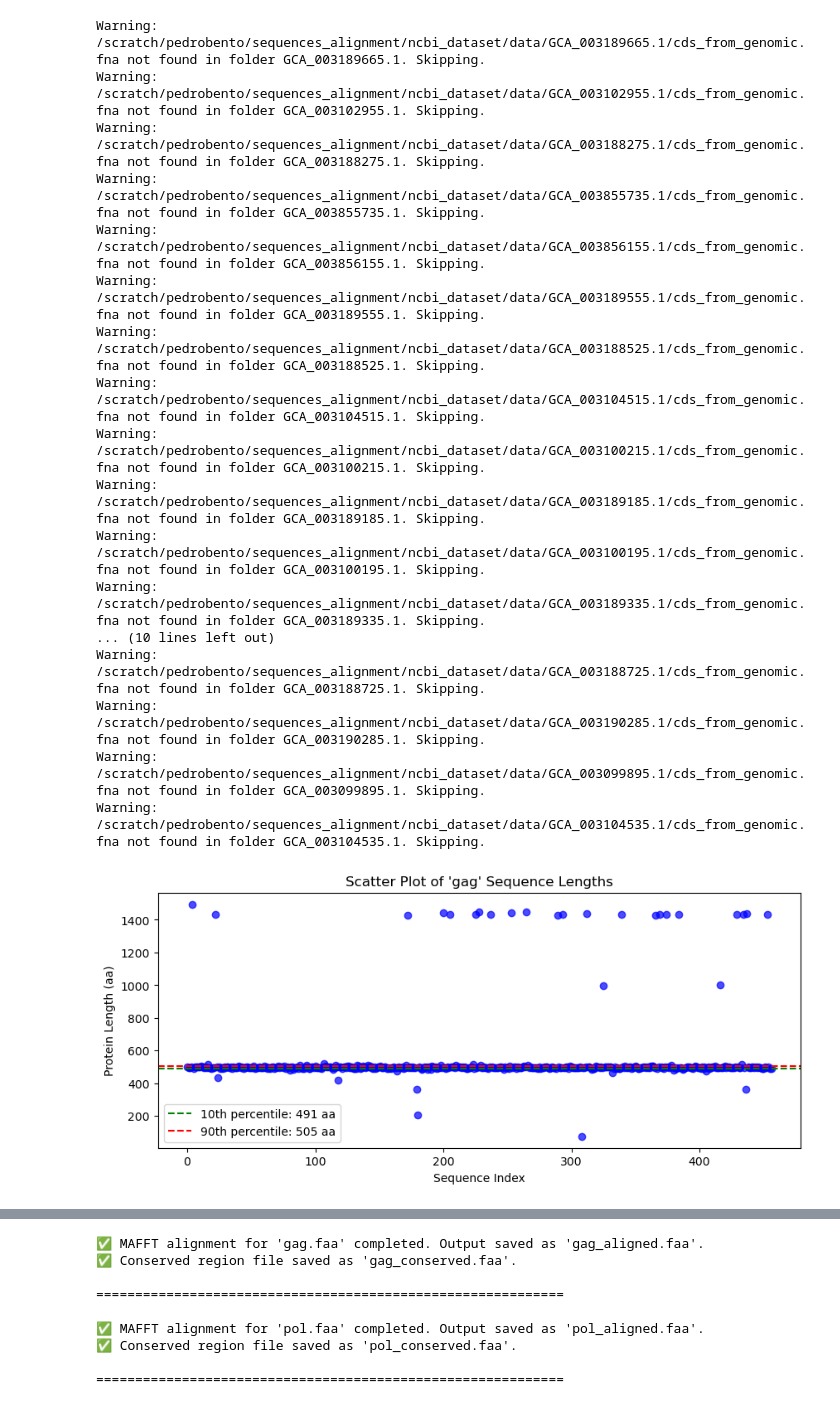
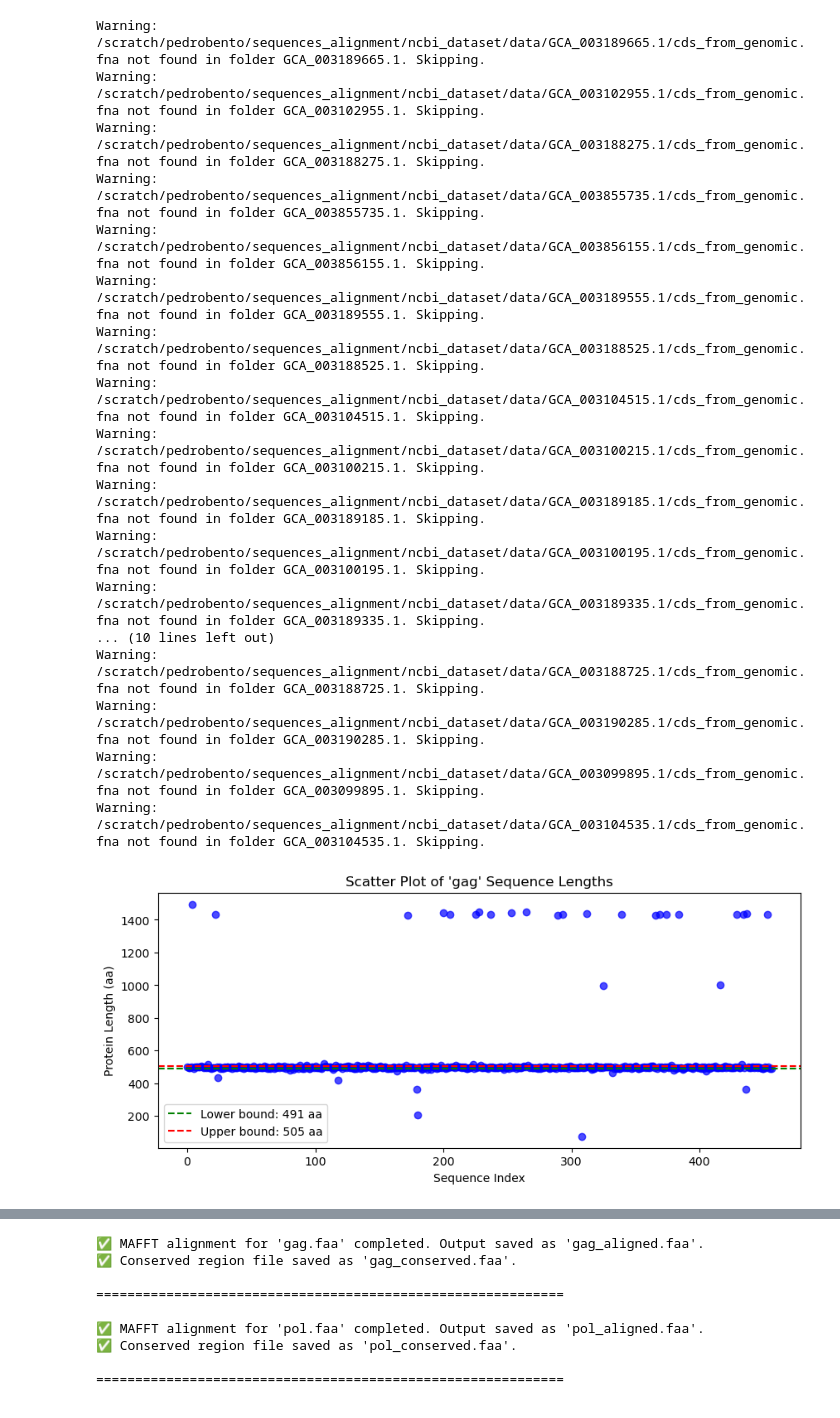
Before and after one commit to pedroaugtb/sequences_alignment, a Jupyter notebook: mafft.ipynb, the cells around one changed output, grey strips where cells are left out. Cells and saved outputs as stored; diff of their text form; code cells hidden in the pictures.

Commit message:
adicionei a possibilidade de colocar manualmente os intervalos

```diff
--- a/mafft.ipynb
+++ b/mafft.ipynb
@@ -1,5 +1,4 @@
 # %%
-# %% [code]
 import os
 from pathlib import Path
 import re
@@ -14,12 +13,27 @@ from Bio.Seq import Seq
 DATA_DIR = Path("/scratch/pedrobento/sequences_alignment/ncbi_dataset/data")
 
 # Regular expression to extract the protein information from CDS headers.
-# Example header: >lcl|AF005496.1_cds_AAD03184.1_1 [protein=gag-pol fusion polyprotein] [...]
+# Example header: >lcl|AF005496.1_cds_AAD03184.1_1 [protein=gag-pol fusion polyprotein] [...]]
 protein_re = re.compile(r'\[protein=(.*?)\]')
 
 # Percentiles to determine the acceptable protein length interval.
 LOWER_PERC = 10   # 5th percentile
 UPPER_PERC = 90  # 95th percentile
+
+# ====== Manual Interval Settings ======
+# For proteins with manual override, we set the interval as ±10% of the provided target value.
+# For example, for Gag (~500 aa), the interval becomes roughly (450, 550).
+MANUAL_INTERVALS = {
+    # "gag":  (int(500 * 0.9), int(500 * 1.1)),   # (450, 550)
+    # "pol":  (int(1000 * 0.9), int(1000 * 1.1)),   # (900, 1100)
+    # "vif":  (int(192 * 0.9), int(192 * 1.1)),     # (172, 211)
+    # "vpr":  (int(96 * 0.9), int(96 * 1.1)),       # (86, 105)
+    # "tat":  (int(90), int(110)),       # (77, 94)
+    # "rev":  (int(116 * 0.9), int(116 * 1.1)),     # (104, 127)
+    # "vpu":  (int(81 * 0.9), int(81 * 1.1)),       # (72, 89)
+    # "env":  (int(856 * 0.9), int(856 * 1.1)),     # (770, 941)
+    # "nef":  (int(206 * 0.9), int(206 * 1.1))      # (185, 226)
+}
 
 # ====== Normalization Function ======
 def normalize_protein_name(raw_name):
@@ -102,6 +116,7 @@ def plot_and_calculate_intervals(protein_groups):
     For each protein group (by canonical name), compute the distribution of amino acid lengths,
     plot a scatter plot and histogram (only if there are at least 10 sequences),
     and calculate a suggested acceptable length interval (using the LOWER_PERC and UPPER_PERC percentiles).
+    If a manual interval is provided in MANUAL_INTERVALS, it will override the calculated percentiles.
 
     Returns:
        A dictionary mapping each canonical protein name to an interval tuple (lower_bound, upper_bound).
@@ -111,8 +126,14 @@ def plot_and_calculate_intervals(protein_groups):
         lengths = [len(seq) for (_, seq) in records]
         if not lengths:
             continue
+        # Calculate the interval using percentiles by default.
         lower_bound = int(np.percentile(lengths, LOWER_PERC))
         upper_bound = int(np.percentile(lengths, UPPER_PERC))
+
+        # Override with manual interval if available.
+        if protein in MANUAL_INTERVALS:
+            lower_bound, upper_bound = MANUAL_INTERVALS[protein]
+
         intervals[protein] = (lower_bound, upper_bound)
 
         if len(lengths) >= 10:
@@ -123,9 +144,9 @@ def plot_and_calculate_intervals(protein_groups):
             plt.ylabel("Protein Length (aa)")
             plt.title(f"Scatter Plot of '{protein}' Sequence Lengths")
             plt.axhline(lower_bound, color='green', linestyle='--',
-                        label=f"{LOWER_PERC}th percentile: {lower_bound} aa")
+                        label=f"Lower bound: {lower_bound} aa")
             plt.axhline(upper_bound, color='red', linestyle='--',
-                        label=f"{UPPER_PERC}th percentile: {upper_bound} aa")
+                        label=f"Upper bound: {upper_bound} aa")
             plt.legend()
             plt.show()
 
@@ -144,34 +165,34 @@ def plot_and_calculate_intervals(protein_groups):
         print(f"  Suggested interval: {lower_bound} – {upper_bound} amino acids\n")
     return intervals
 
 # ====== Main (Cell 1) ======
 protein_groups = parse_and_group_cds_from_folders(DATA_DIR)
 if not protein_groups:
     print("No protein sequences were found in any folder!")
 else:
     intervals = plot_and_calculate_intervals(protein_groups)
     print("Suggested intervals for all proteins:")
     for prot, (lb, ub) in intervals.items():
         print(f"  {prot}: {lb} – {ub} aa")
 # %% [output]
 Warning: /scratch/pedrobento/sequences_alignment/ncbi_dataset/data/GCA_003189665.1/cds_from_genomic.fna not found in folder GCA_003189665.1. Skipping.
 Warning: /scratch/pedrobento/sequences_alignment/ncbi_dataset/data/GCA_003102955.1/cds_from_genomic.fna not found in folder GCA_003102955.1. Skipping.
 Warning: /scratch/pedrobento/sequences_alignment/ncbi_dataset/data/GCA_003188275.1/cds_from_genomic.fna not found in folder GCA_003188275.1. Skipping.
 Warning: /scratch/pedrobento/sequences_alignment/ncbi_dataset/data/GCA_003855735.1/cds_from_genomic.fna not found in folder GCA_003855735.1. Skipping.
 Warning: /scratch/pedrobento/sequences_alignment/ncbi_dataset/data/GCA_003856155.1/cds_from_genomic.fna not found in folder GCA_003856155.1. Skipping.
 Warning: /scratch/pedrobento/sequences_alignment/ncbi_dataset/data/GCA_003189555.1/cds_from_genomic.fna not found in folder GCA_003189555.1. Skipping.
 Warning: /scratch/pedrobento/sequences_alignment/ncbi_dataset/data/GCA_003188525.1/cds_from_genomic.fna not found in folder GCA_003188525.1. Skipping.
 Warning: /scratch/pedrobento/sequences_alignment/ncbi_dataset/data/GCA_003104515.1/cds_from_genomic.fna not found in folder GCA_003104515.1. Skipping.
 Warning: /scratch/pedrobento/sequences_alignment/ncbi_dataset/data/GCA_003100215.1/cds_from_genomic.fna not found in folder GCA_003100215.1. Skipping.
 Warning: /scratch/pedrobento/sequences_alignment/ncbi_dataset/data/GCA_003189185.1/cds_from_genomic.fna not found in folder GCA_003189185.1. Skipping.
 Warning: /scratch/pedrobento/sequences_alignment/ncbi_dataset/data/GCA_003100195.1/cds_from_genomic.fna not found in folder GCA_003100195.1. Skipping.
 Warning: /scratch/pedrobento/sequences_alignment/ncbi_dataset/data/GCA_003189335.1/cds_from_genomic.fna not found in folder GCA_003189335.1. Skipping.
 ... (10 lines left out)
 Warning: /scratch/pedrobento/sequences_alignment/ncbi_dataset/data/GCA_003188725.1/cds_from_genomic.fna not found in folder GCA_003188725.1. Skipping.
 Warning: /scratch/pedrobento/sequences_alignment/ncbi_dataset/data/GCA_003190285.1/cds_from_genomic.fna not found in folder GCA_003190285.1. Skipping.
 Warning: /scratch/pedrobento/sequences_alignment/ncbi_dataset/data/GCA_003099895.1/cds_from_genomic.fna not found in folder GCA_003099895.1. Skipping.
 Warning: /scratch/pedrobento/sequences_alignment/ncbi_dataset/data/GCA_003104535.1/cds_from_genomic.fna not found in folder GCA_003104535.1. Skipping.
-[figure, old version]
+[figure, new version]
 [figure]
 Protein: gag
   Number of sequences: 457
```
Also changed, not shown: parts of 2 cells of this notebook, 1 other file.
